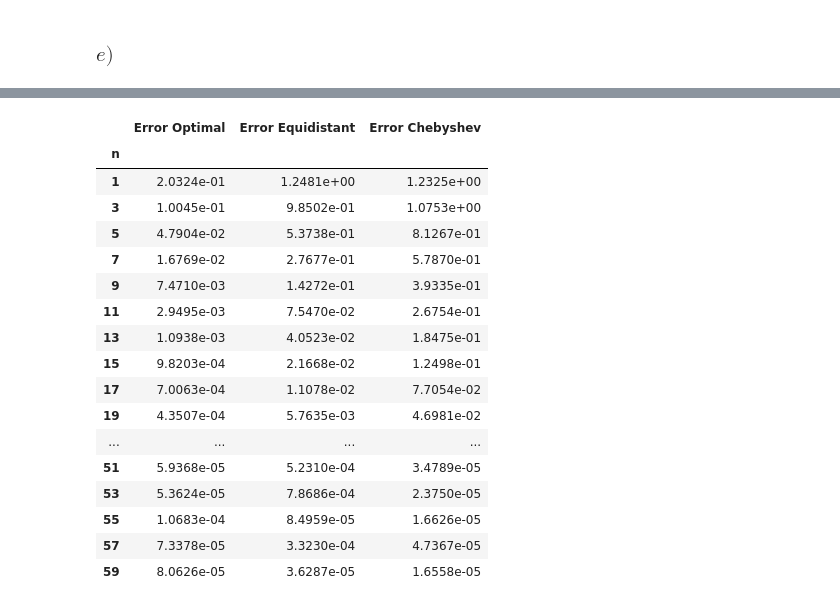
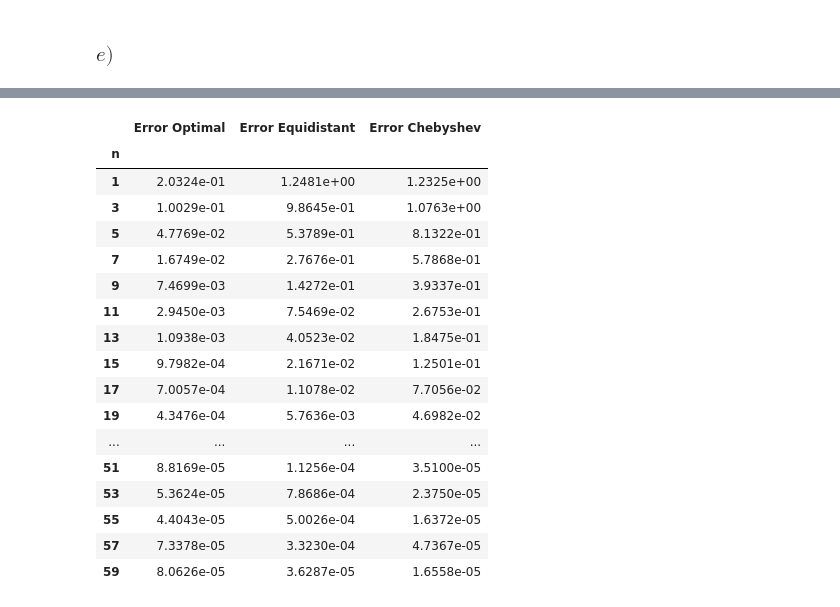
Before and after one commit to torgrimf/TMA4215_Project_1, a Jupyter notebook: jupyterfile.ipynb, the cells around one changed output, grey strips where cells are left out. Saved outputs shown, nothing was run; the diff lists cells and outputs as text; code cells hidden in the pictures.

```diff
--- a/jupyterfile.ipynb
+++ b/jupyterfile.ipynb
@@ -483,8 +483,8 @@ def taskC(a, b, K_max, n_max=10):
                 y_eval = lagrange(
                     x_equi, y_equi, x_eval
                 )  # Evaluation y values on subinterval
-                norm_inf_subints[j] = np.max(
-                    np.abs(f_cos(x_eval) - y_eval)
+                norm_inf_subints[j] = norm_inf(
+                    y_true=f_cos(x_eval), y_pred=y_eval
                 )  # Max error for current subinterval and degree n
             results[n - 1, i] = np.max(
                 norm_inf_subints
@@ -519,17 +519,26 @@ n_max = 150
 n_vals_lagrange = np.linspace(1, n_max, n_max)
 norm_inf_equi = np.zeros(n_max)
 norm_inf_cheby = np.zeros(n_max)
+times_lagrange_equi = np.zeros(n_max)
+times_lagrange_cheby = np.zeros(n_max)
+
 for idx, n in enumerate(n_vals_lagrange):
     N = 100 * int(n)
     x_eval = np.linspace(a, b, N + 1)
+    y_true = runge_f(x=x_eval)
+
+    start = time.perf_counter()
     x_equi = np.linspace(a, b, int(n) + 1)
     y_equi = lagrange(x_data=x_equi, y_data=runge_f(x_equi), x_eval=x_eval)
-    x_cheby = cheby_nodes(a, b, int(n) + 1)
+    norm_inf_equi[idx] = norm_inf(y_true=y_true, y_pred=y_equi)
+    times_lagrange_equi[idx] = time.perf_counter() - start
+
+    start = time.perf_counter()
+    x_cheby = cheby_nodes(a, b, n=int(n) + 1)
     y_cheby = lagrange(x_data=x_cheby, y_data=runge_f(x_cheby), x_eval=x_eval)
-    y_true = runge_f(x_eval)
+    norm_inf_cheby[idx] = norm_inf(y_true=y_true, y_pred=y_cheby)
+    times_lagrange_cheby[idx] = time.perf_counter() - start
 
-    norm_inf_equi[idx] = norm_inf(y_true=y_true, y_pred=y_equi)
-    norm_inf_cheby[idx] = norm_inf(y_true=y_true, y_pred=y_cheby)
 
 axs[1].loglog(
     n_vals_lagrange,
@@ -554,10 +563,25 @@ axs[1].legend()
 
 for n in range(10):
     axs[2].loglog(times[n], results[n], "o-", label=rf"$n={n + 1}$")
+axs[2].loglog(
+    times_lagrange_equi,
+    norm_inf_equi,
+    "o--",
+    markerfacecolor="none",
+    label=r"Cheby. LI.",
+)
+axs[2].loglog(
+    times_lagrange_cheby,
+    norm_inf_cheby,
+    "o--",
+    markerfacecolor="none",
+    label=r"Cheby. LI.",
+)
 axs[2].set_title(r"Error vs. time")
 axs[2].set_xlabel("Time [s]")
 axs[2].set_ylabel("Error")
 axs[2].legend()
+axs[2].set_ylim(10 ** (-15), 100)
 plt.show()
 # %% [output]
 [drawing not drawn]
@@ -605,12 +629,12 @@ def RBF(x_data, y_data, x_eval, epsilon=1.26):
     # [eta_N - x_0,..., eta_N - x_n]
     # )
     phi_eval = phi(r=np.abs(x_minus_xi), epsilon=epsilon)
+    # Mw = f, with phi_eval being M in this case
     y_eval = phi_eval @ w  # Multiply matrices to obtain estimated y-values
 
     return y_eval
 
 
-@njit
 def find_min_epsilon(search_a, search_b, tol, funcs):
     """Finds a minimal epsilon on some search interval.
         Not generalized outside the given problem, so the intervals are fixed.
@@ -622,7 +646,7 @@ def find_min_epsilon(search_a, search_b, tol, funcs):
         funcs (tuple(function)): tuple of functions for which to find minimum epsilon
 
     Returns:
-        _type_: _description_
+        Array1D: Array with optimal epsilons
     """
     epsilon_min = np.zeros(2)
     a = [-5, 0]
@@ -878,7 +938,7 @@ for i, n in enumerate(n_vals):
 
     x_optimal, epsilon_optimal, _ = gradient_descent_bt(
         param=param_init,
-        L=L,
+        L=1,
         rho_up=10,
         rho_down=0.1,
         max_iter=500,
@@ -984,19 +1033,19 @@ display(df_errors)
 [drawing not drawn]
 |  | Error Optimal | Error Equidistant | Error Chebyshev |
 | n |  |  |  |
 | 1 | 2.0324e-01 | 1.2481e+00 | 1.2325e+00 |
-| 3 | 1.0045e-01 | 9.8502e-01 | 1.0753e+00 |
-| 5 | 4.7904e-02 | 5.3738e-01 | 8.1267e-01 |
-| 7 | 1.6769e-02 | 2.7677e-01 | 5.7870e-01 |
-| 9 | 7.4710e-03 | 1.4272e-01 | 3.9335e-01 |
-| 11 | 2.9495e-03 | 7.5470e-02 | 2.6754e-01 |
+| 3 | 1.0029e-01 | 9.8645e-01 | 1.0763e+00 |
+| 5 | 4.7769e-02 | 5.3789e-01 | 8.1322e-01 |
+| 7 | 1.6749e-02 | 2.7676e-01 | 5.7868e-01 |
+| 9 | 7.4699e-03 | 1.4272e-01 | 3.9337e-01 |
+| 11 | 2.9450e-03 | 7.5469e-02 | 2.6753e-01 |
 | 13 | 1.0938e-03 | 4.0523e-02 | 1.8475e-01 |
-| 15 | 9.8203e-04 | 2.1668e-02 | 1.2498e-01 |
-| 17 | 7.0063e-04 | 1.1078e-02 | 7.7054e-02 |
-| 19 | 4.3507e-04 | 5.7635e-03 | 4.6981e-02 |
+| 15 | 9.7982e-04 | 2.1671e-02 | 1.2501e-01 |
+| 17 | 7.0057e-04 | 1.1078e-02 | 7.7056e-02 |
+| 19 | 4.3476e-04 | 5.7636e-03 | 4.6982e-02 |
 | ... | ... | ... | ... |
-| 51 | 5.9368e-05 | 5.2310e-04 | 3.4789e-05 |
+| 51 | 8.8169e-05 | 1.1256e-04 | 3.5100e-05 |
 | 53 | 5.3624e-05 | 7.8686e-04 | 2.3750e-05 |
-| 55 | 1.0683e-04 | 8.4959e-05 | 1.6626e-05 |
+| 55 | 4.4043e-05 | 5.0026e-04 | 1.6372e-05 |
 | 57 | 7.3378e-05 | 3.3230e-04 | 4.7367e-05 |
 | 59 | 8.0626e-05 | 3.6287e-05 | 1.6558e-05 |
```
Also changed, not shown: parts of 5 cells of this notebook.
